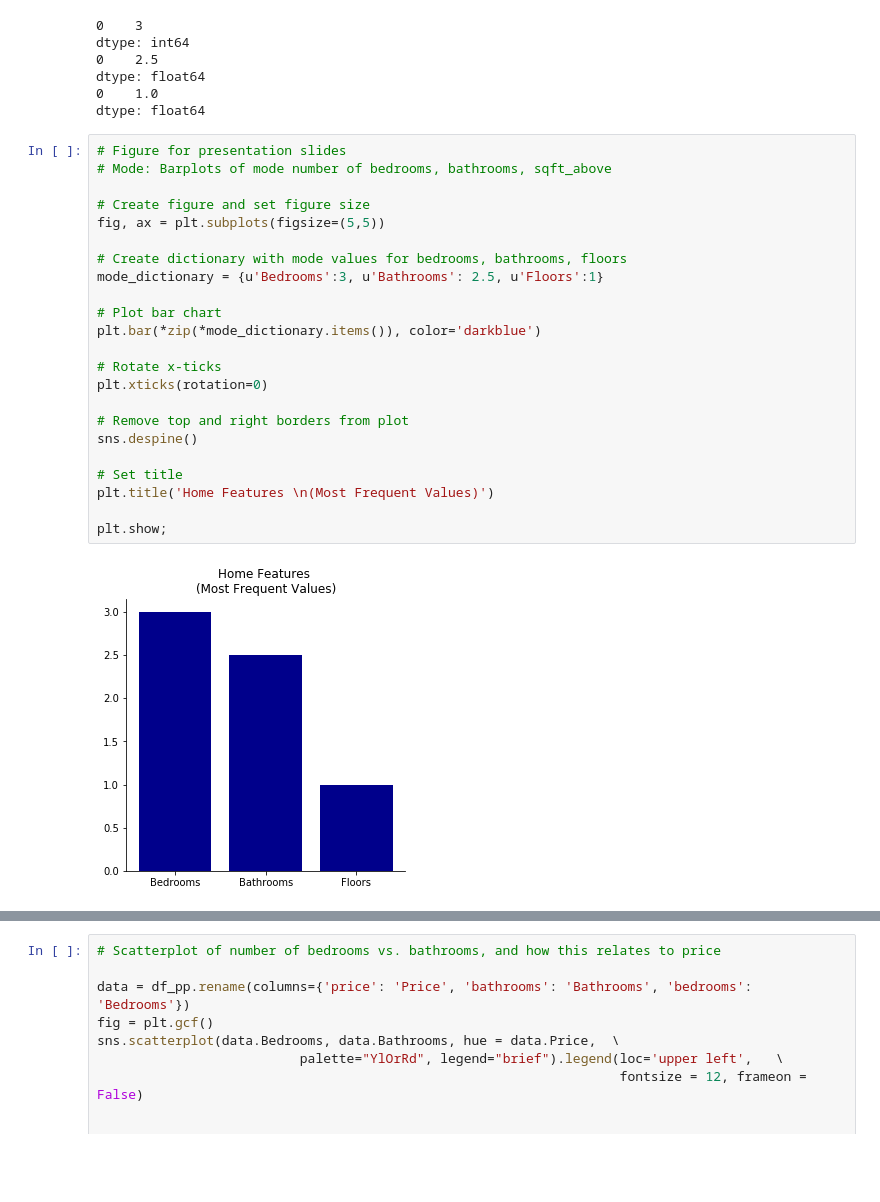
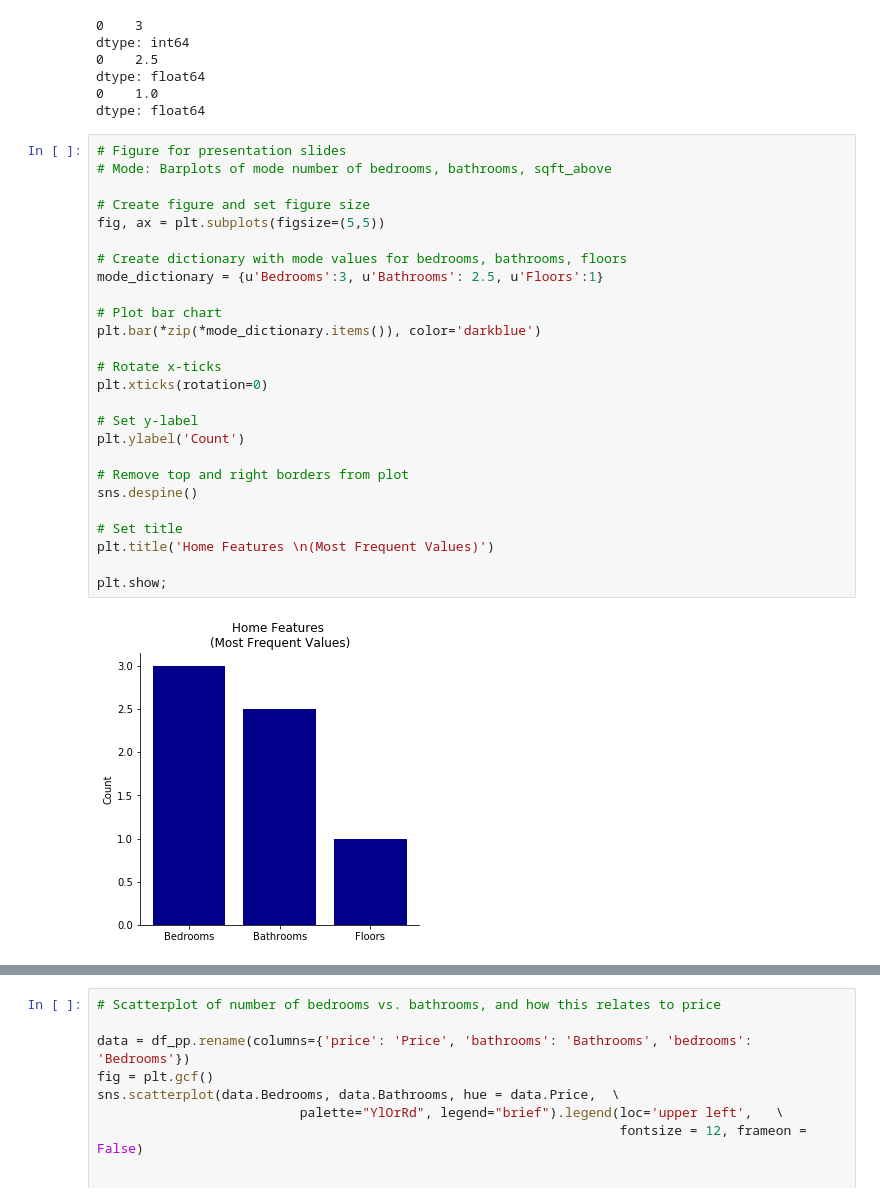
Before and after one commit to magalisolimano/dsc_phase2_project, a Jupyter notebook: phase2project_magalisolimano.ipynb, the cells around one changed output, grey strips where cells are left out. Drawn from its saved outputs; the diff is of its cells as text; blank space fills up the shorter version.

```diff
--- a/phase2project_magalisolimano.ipynb
+++ b/phase2project_magalisolimano.ipynb
@@ -774,28 +776,31 @@ dtype: float64
 # %%
 # Figure for presentation slides
 # Mode: Barplots of mode number of bedrooms, bathrooms, sqft_above
 
 # Create figure and set figure size
 fig, ax = plt.subplots(figsize=(5,5))
 
 # Create dictionary with mode values for bedrooms, bathrooms, floors
 mode_dictionary = {u'Bedrooms':3, u'Bathrooms': 2.5, u'Floors':1}
 
 # Plot bar chart
 plt.bar(*zip(*mode_dictionary.items()), color='darkblue')
 
 # Rotate x-ticks
 plt.xticks(rotation=0)
 
+# Set y-label
+plt.ylabel('Count')
+
 # Remove top and right borders from plot
 sns.despine()
 
 # Set title
 plt.title('Home Features \n(Most Frequent Values)')
 
 plt.show;
 # %% [output]
-[figure, old version]
+[figure, new version]
 # %%
 # Figure for presentation slides
 # Barplot of average square footage
```
Also changed, not shown: parts of 17 cells of this notebook.
